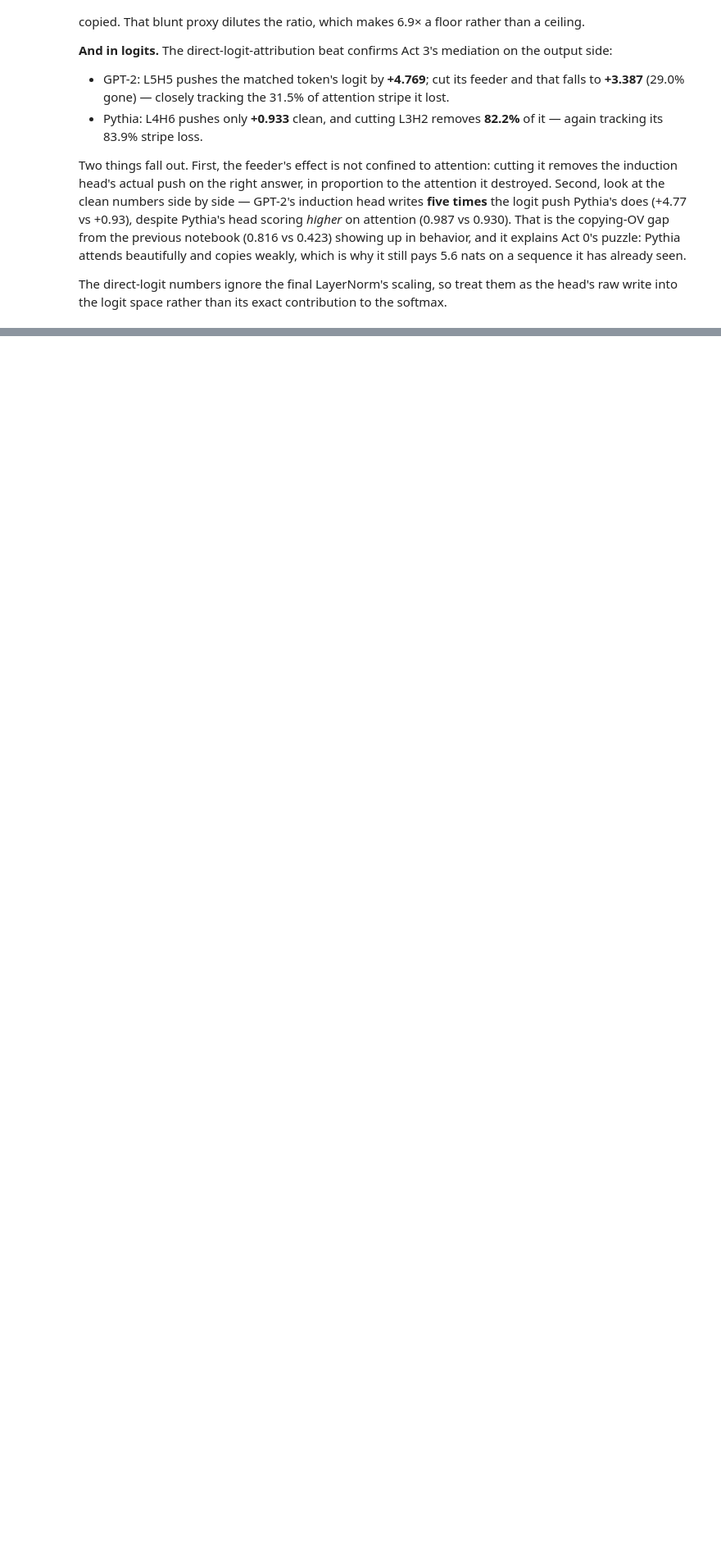
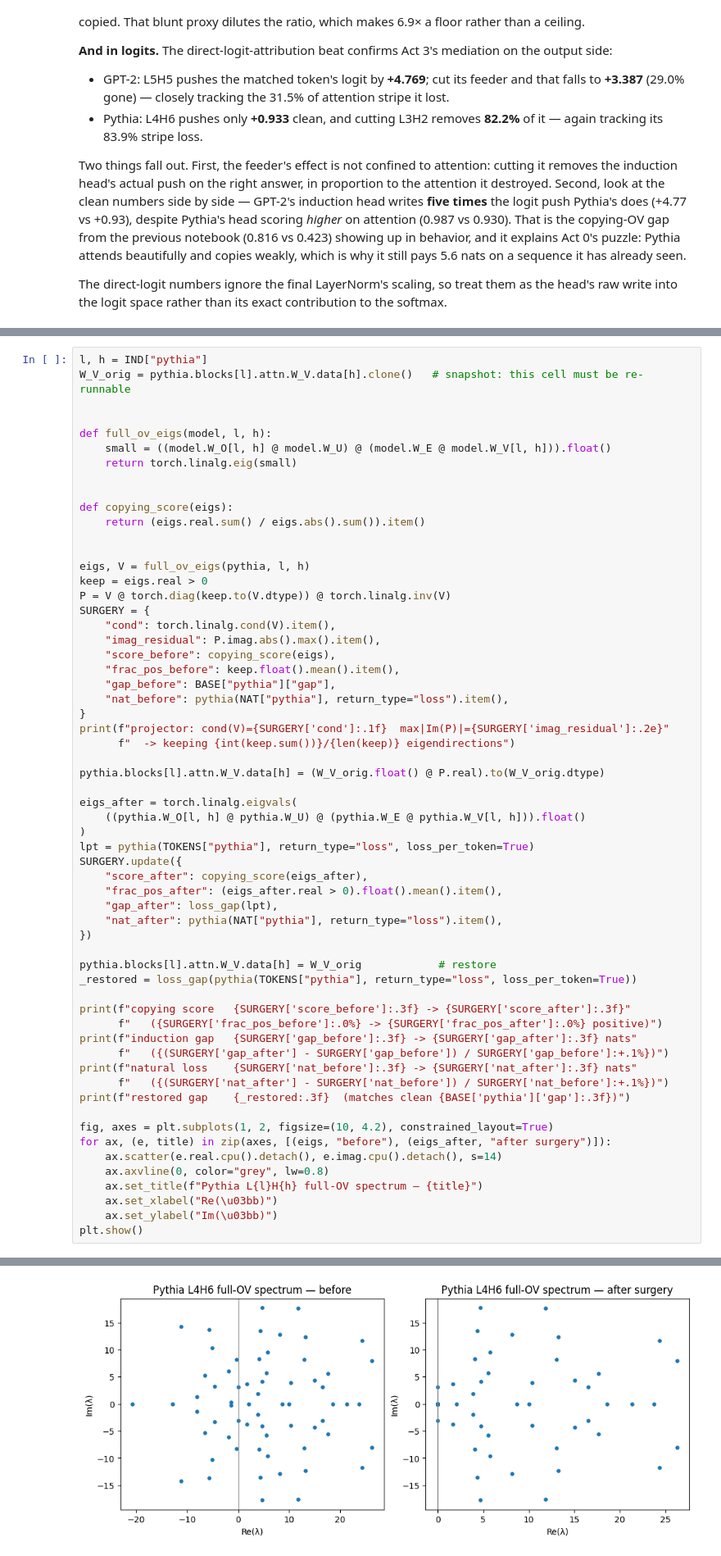
Before and after one commit to barmag/fanous-llm-lens, a Jupyter notebook: notebooks/in_context_learning/induction_ablation.ipynb, the cells around one changed output, grey strips where cells are left out. Shown at 82% size. Saved outputs shown, nothing was run; the diff lists cells and outputs as text; blank space fills up the shorter version.

```diff
--- a/notebooks/in_context_learning/induction_ablation.ipynb
+++ b/notebooks/in_context_learning/induction_ablation.ipynb
@@ -564,0 +575,61 @@ The direct-logit numbers ignore the final LayerNorm's scaling, so treat them as
+# %%
+l, h = IND["pythia"]
+W_V_orig = pythia.blocks[l].attn.W_V.data[h].clone()   # snapshot: this cell must be re-runnable
+
+
+def full_ov_eigs(model, l, h):
+    small = ((model.W_O[l, h] @ model.W_U) @ (model.W_E @ model.W_V[l, h])).float()
+    return torch.linalg.eig(small)
+
+
+def copying_score(eigs):
+    return (eigs.real.sum() / eigs.abs().sum()).item()
+
+
+eigs, V = full_ov_eigs(pythia, l, h)
+keep = eigs.real > 0
+P = V @ torch.diag(keep.to(V.dtype)) @ torch.linalg.inv(V)
+SURGERY = {
+    "cond": torch.linalg.cond(V).item(),
+    "imag_residual": P.imag.abs().max().item(),
+    "score_before": copying_score(eigs),
+    "frac_pos_before": keep.float().mean().item(),
+    "gap_before": BASE["pythia"]["gap"],
+    "nat_before": pythia(NAT["pythia"], return_type="loss").item(),
+}
+print(f"projector: cond(V)={SURGERY['cond']:.1f}  max|Im(P)|={SURGERY['imag_residual']:.2e}"
+      f"  -> keeping {int(keep.sum())}/{len(keep)} eigendirections")
+
+pythia.blocks[l].attn.W_V.data[h] = (W_V_orig.float() @ P.real).to(W_V_orig.dtype)
+
+eigs_after = torch.linalg.eigvals(
+    ((pythia.W_O[l, h] @ pythia.W_U) @ (pythia.W_E @ pythia.W_V[l, h])).float()
+)
+lpt = pythia(TOKENS["pythia"], return_type="loss", loss_per_token=True)
+SURGERY.update({
+    "score_after": copying_score(eigs_after),
+    "frac_pos_after": (eigs_after.real > 0).float().mean().item(),
+    "gap_after": loss_gap(lpt),
+    "nat_after": pythia(NAT["pythia"], return_type="loss").item(),
+})
+
+pythia.blocks[l].attn.W_V.data[h] = W_V_orig            # restore
+_restored = loss_gap(pythia(TOKENS["pythia"], return_type="loss", loss_per_token=True))
+
+print(f"copying score   {SURGERY['score_before']:.3f} -> {SURGERY['score_after']:.3f}"
+      f"   ({SURGERY['frac_pos_before']:.0%} -> {SURGERY['frac_pos_after']:.0%} positive)")
+print(f"induction gap   {SURGERY['gap_before']:.3f} -> {SURGERY['gap_after']:.3f} nats"
+      f"   ({(SURGERY['gap_after'] - SURGERY['gap_before']) / SURGERY['gap_before']:+.1%})")
+print(f"natural loss    {SURGERY['nat_before']:.3f} -> {SURGERY['nat_after']:.3f} nats"
+      f"   ({(SURGERY['nat_after'] - SURGERY['nat_before']) / SURGERY['nat_before']:+.1%})")
+print(f"restored gap    {_restored:.3f}  (matches clean {BASE['pythia']['gap']:.3f})")
+
+fig, axes = plt.subplots(1, 2, figsize=(10, 4.2), constrained_layout=True)
+for ax, (e, title) in zip(axes, [(eigs, "before"), (eigs_after, "after surgery")]):
+    ax.scatter(e.real.cpu().detach(), e.imag.cpu().detach(), s=14)
+    ax.axvline(0, color="grey", lw=0.8)
+    ax.set_title(f"Pythia L{l}H{h} full-OV spectrum — {title}")
+    ax.set_xlabel("Re(\u03bb)")
+    ax.set_ylabel("Im(\u03bb)")
+plt.show()
+# %% [output]
@@ -564,0 +641 @@ The direct-logit numbers ignore the final LayerNorm's scaling, so treat them as
+[figure, added]
```
Also changed, not shown: parts of 4 cells of this notebook.
